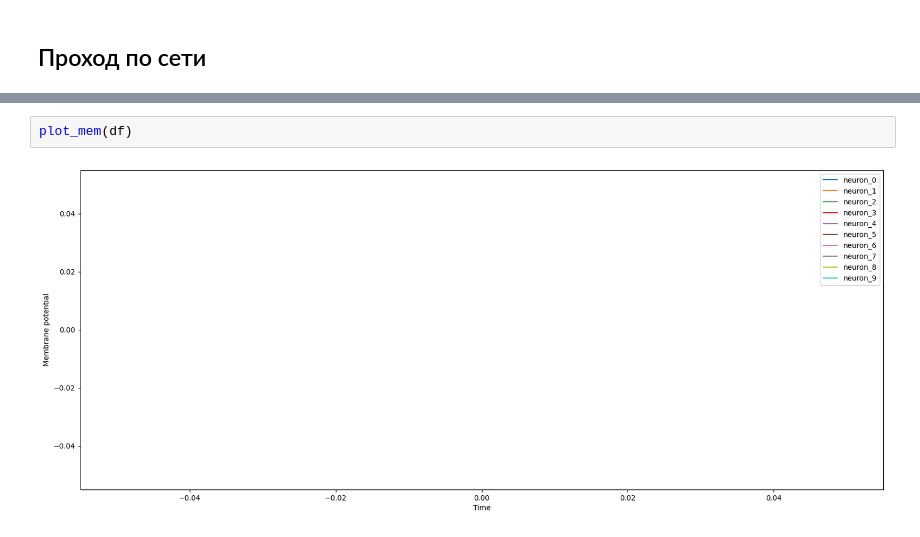
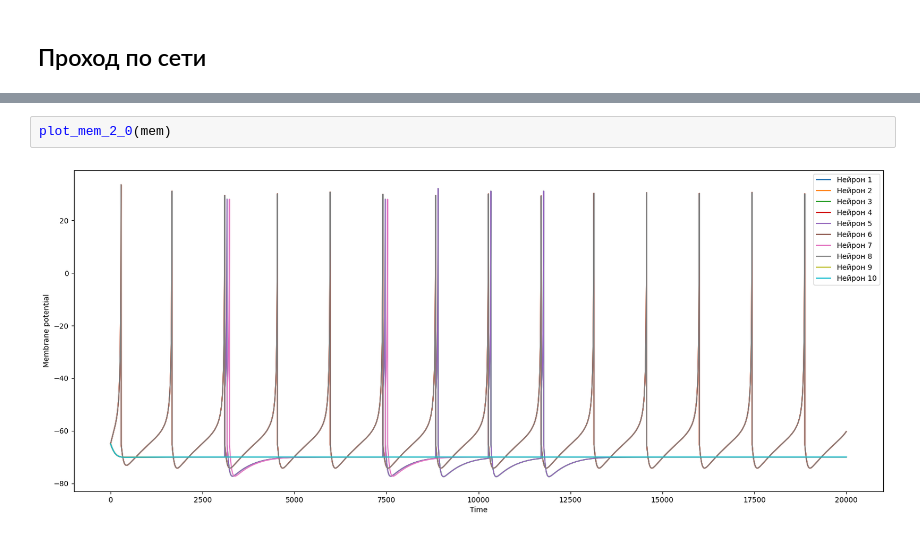
Before and after one commit to artchemi/smallworld_snn, a Jupyter notebook: notebooks/network_test.ipynb, the cells around one changed output, grey strips where cells are left out. Saved outputs shown, nothing was run; the diff lists cells and outputs as text.

```diff
--- a/notebooks/network_test.ipynb
+++ b/notebooks/network_test.ipynb
@@ -66,4 +64,4 @@ plot_heatmap_2_0(mem, input_spikes)
-# %%
-plot_mem(df)
-# %% [output]
-[figure, removed]
+# %%
+plot_mem_2_0(mem)
+# %% [output]
+[figure, added]
```
Also changed, not shown: parts of 5 cells of this notebook, 2 other files.
